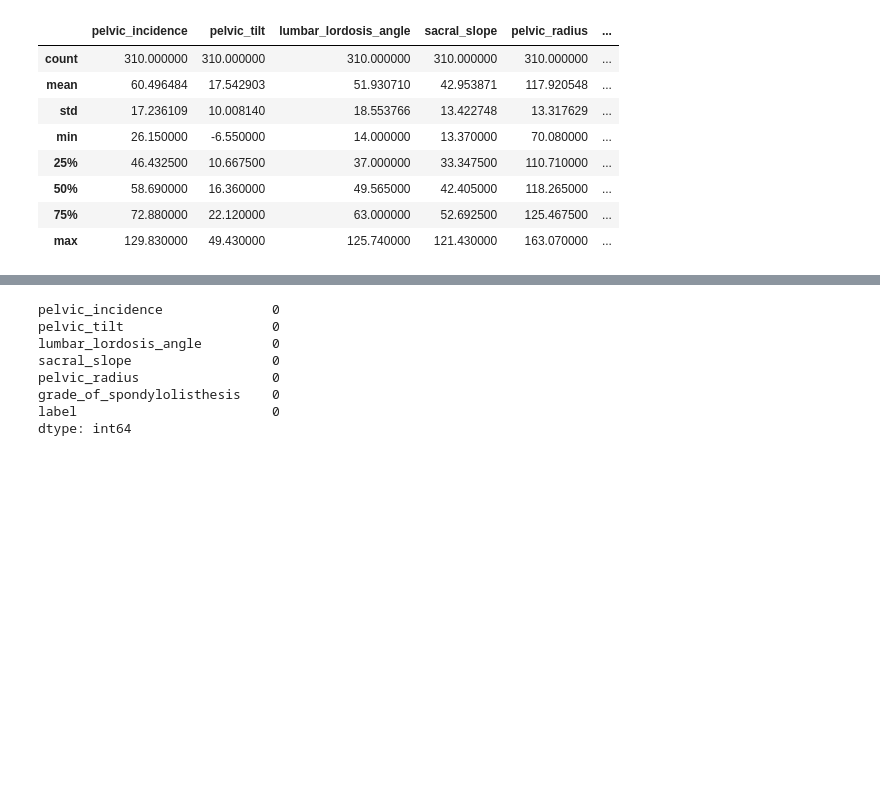
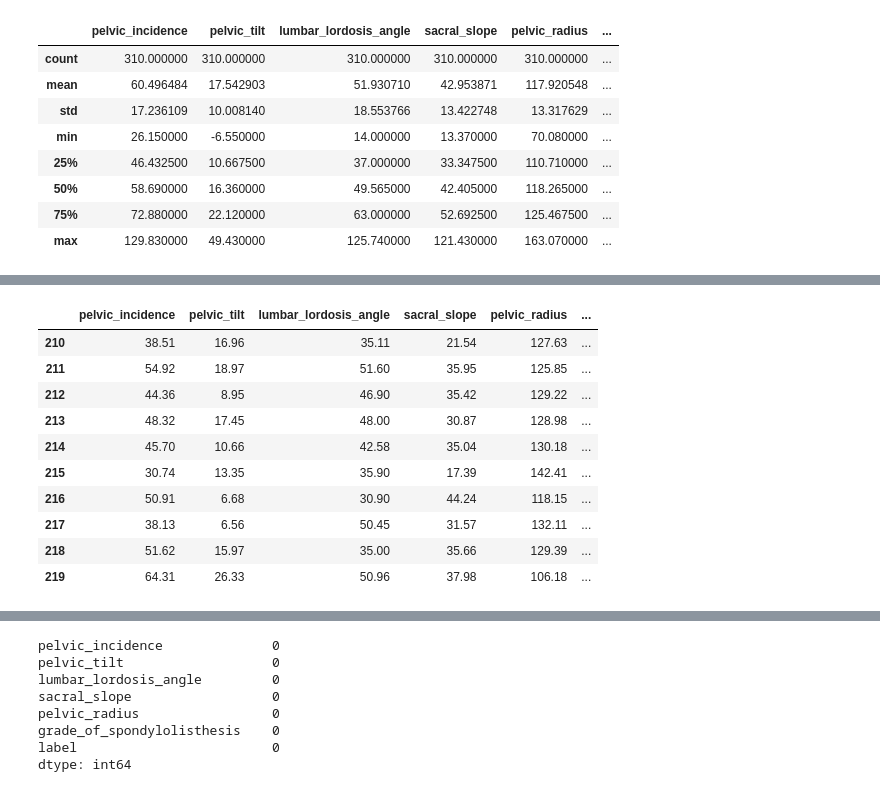
Before and after one commit to sawangsi/Abnormal-Vertebral, a Jupyter notebook: vertrebral-abnormal-anaysis.ipynb, the cells around one changed output, grey strips where cells are left out. Drawn from its saved outputs; the diff is of its cells as text; code cells hidden in the pictures; blank space fills up the shorter version.

```diff
--- a/vertrebral-abnormal-anaysis.ipynb
+++ b/vertrebral-abnormal-anaysis.ipynb
@@ -51,0 +67,14 @@ vertrebral_df.describe()
+# %%
+vertrebral_df[vertrebral_df['label']=='NO'].head(10)
+# %% [output]
+|  | pelvic_incidence | pelvic_tilt | lumbar_lordosis_angle | sacral_slope | pelvic_radius | ... |
+| 210 | 38.51 | 16.96 | 35.11 | 21.54 | 127.63 | ... |
+| 211 | 54.92 | 18.97 | 51.60 | 35.95 | 125.85 | ... |
+| 212 | 44.36 | 8.95 | 46.90 | 35.42 | 129.22 | ... |
+| 213 | 48.32 | 17.45 | 48.00 | 30.87 | 128.98 | ... |
+| 214 | 45.70 | 10.66 | 42.58 | 35.04 | 130.18 | ... |
+| 215 | 30.74 | 13.35 | 35.90 | 17.39 | 142.41 | ... |
+| 216 | 50.91 | 6.68 | 30.90 | 44.24 | 118.15 | ... |
+| 217 | 38.13 | 6.56 | 50.45 | 31.57 | 132.11 | ... |
+| 218 | 51.62 | 15.97 | 35.00 | 35.66 | 129.39 | ... |
+| 219 | 64.31 | 26.33 | 50.96 | 37.98 | 106.18 | ... |
```
Also changed, not shown: parts of 8 cells of this notebook.
